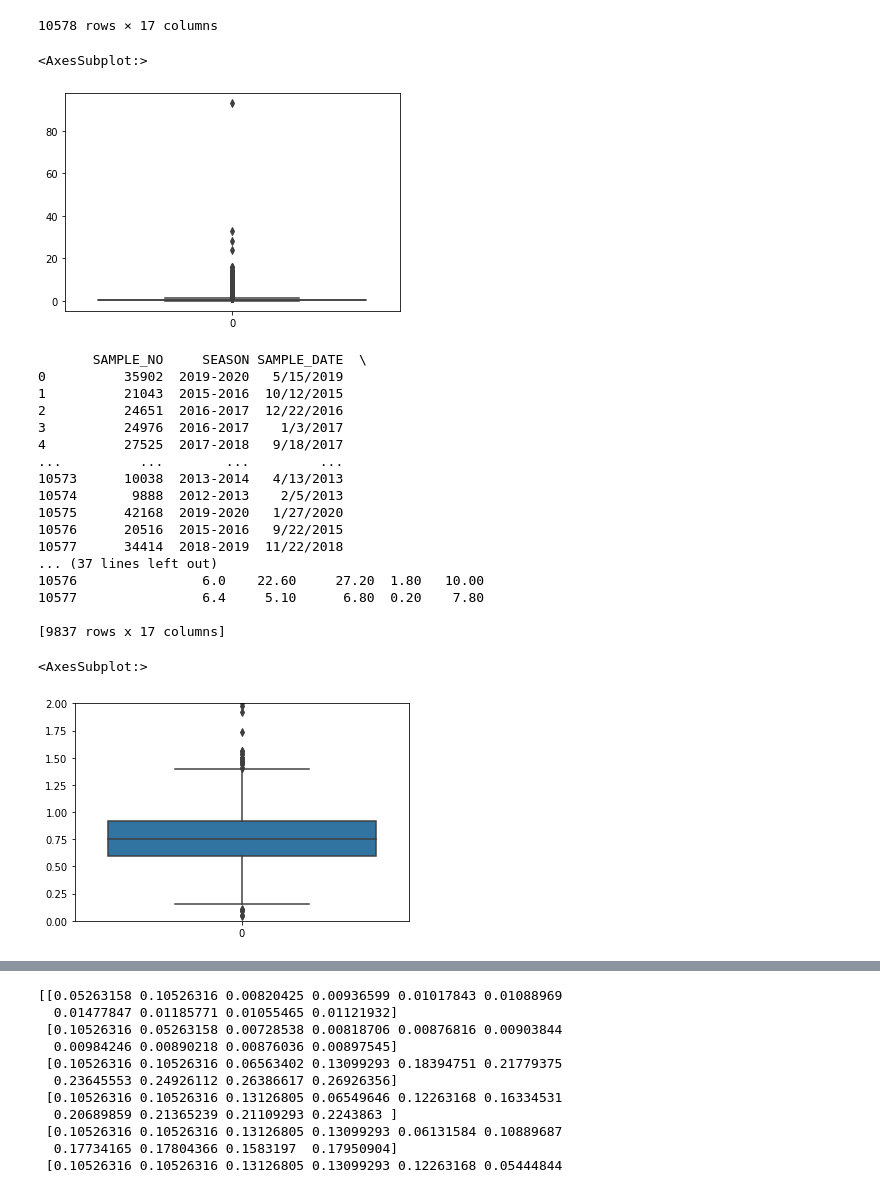
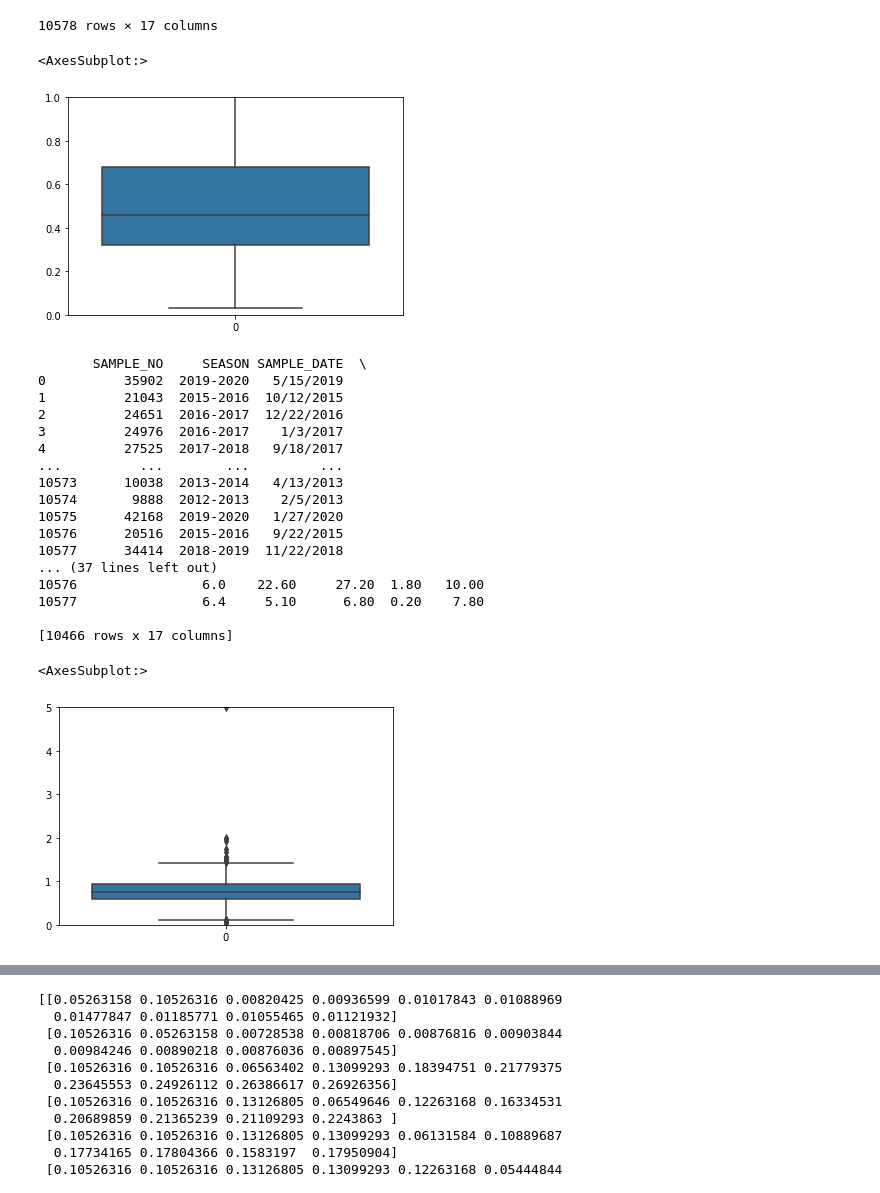
Before and after one commit to vedant218/soilfertility, a Jupyter notebook: MPR WORKING.ipynb, the cells around one changed output, grey strips where cells are left out. Cells and saved outputs as stored; diff of their text form; code cells hidden in the pictures.

```diff
--- a/MPR WORKING.ipynb
+++ b/MPR WORKING.ipynb
@@ -24,13 +24,13 @@ df
 import seaborn as sns
 import matplotlib.pyplot as plt
 
-# plt.ylim(0,2)
+plt.ylim(0,1)
 sns.boxplot(df['EC'] )
 # %% [output]
 <AxesSubplot:>
-[figure, old version]
+[figure, new version]
 # %%
-threshold = 1.25
+threshold = 4
 deli = np.where(df["EC"]>threshold)
 df.drop(deli[0],inplace = True)
 
@@ -61,14 +61,14 @@ print(df)
 10576                6.0    22.60     27.20  1.80   10.00
 10577                6.4     5.10      6.80  0.20    7.80
 
-[9837 rows x 17 columns]
+[10466 rows x 17 columns]
 # %%
 df.reset_index(inplace=True, drop=True)
 # %%
-plt.ylim(0,2)
+plt.ylim(0,5)
 sns.boxplot(df['Organinc Carbon'])
 # %% [output]
 <AxesSubplot:>
-[figure, old version]
+[figure, new version]
 # %%
 df.reset_index(inplace=True, drop=True)
```
Also changed, not shown: parts of 36 cells of this notebook.
